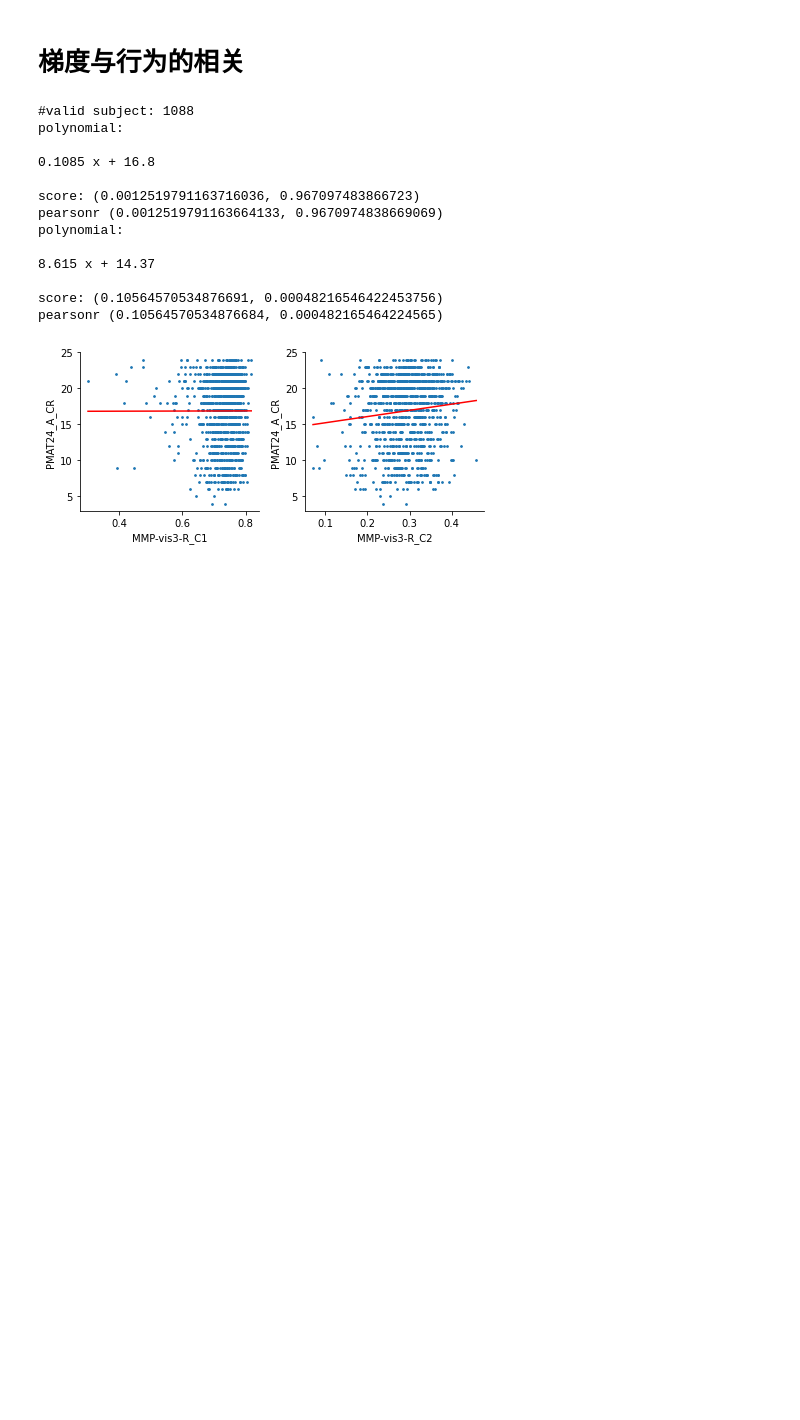
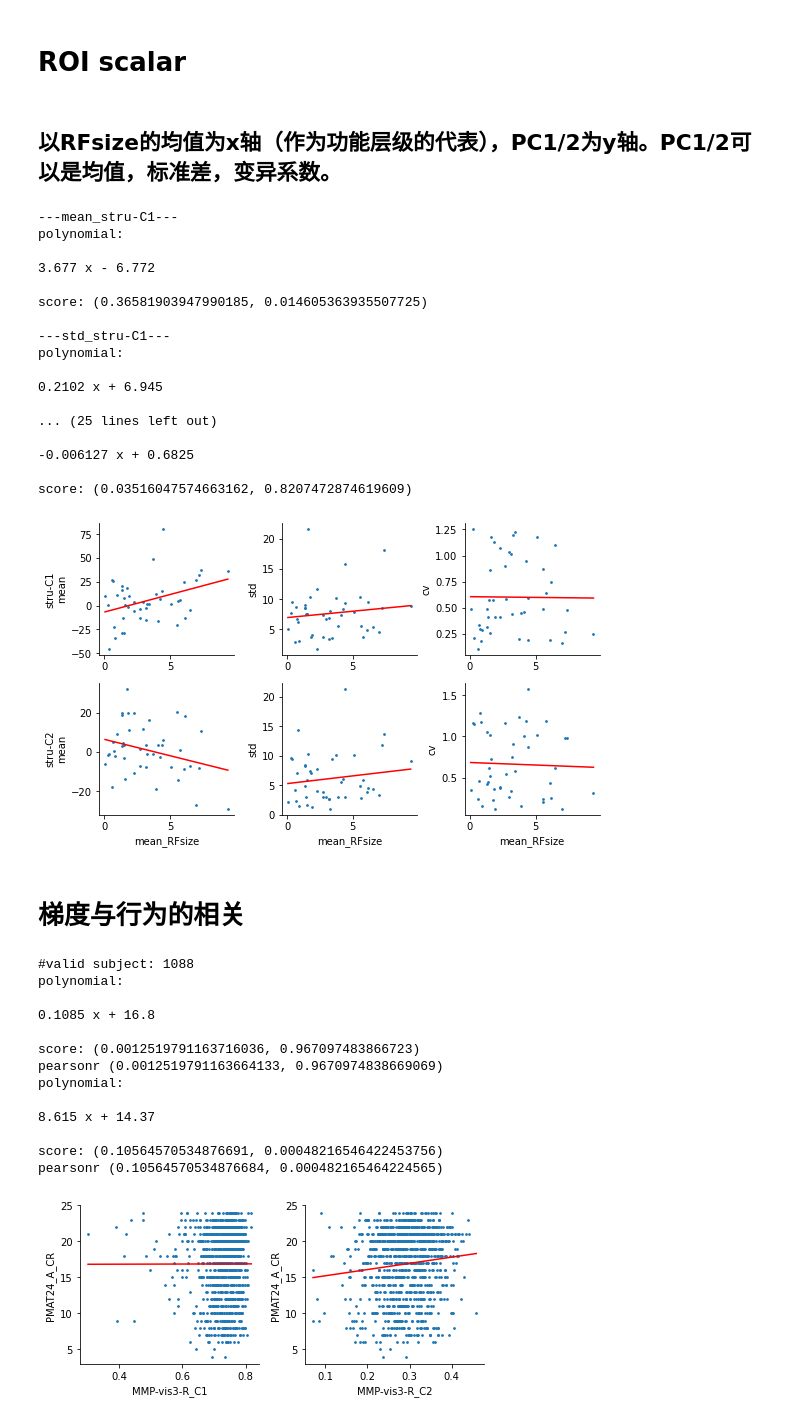
Before and after one commit to BNUCNL/nibrain, a Jupyter notebook: cxy_visual_dev/scripts/plot_scatter.ipynb, the cells around one changed output. Saved outputs shown, nothing was run; the diff lists cells and outputs as text; code cells hidden in the pictures; blank space fills up the shorter version.

Commit message:
cxy_visual_dev: ROI scalar1

```diff
--- a/cxy_visual_dev/scripts/plot_scatter.ipynb
+++ b/cxy_visual_dev/scripts/plot_scatter.ipynb
@@ -18,6 +19,68 @@ anal_dir = pjoin(proj_dir, 'analysis')
 work_dir = pjoin(anal_dir, 'plot/scatter')
 if not os.path.isdir(work_dir):
     os.makedirs(work_dir)
+# %% [markdown]
+# ROI scalar
+# %% [markdown]
+## 以RFsize的均值为x轴（作为功能层级的代表），PC1/2为y轴。PC1/2可以是均值，标准差，变异系数。
+# %%
+figsize = (8, 4.8)
+rois = 'all'
+xlabel = 'mean_RFsize'
+pc_names = ['stru-C1', 'stru-C2']
+metrics = ['mean', 'std', 'cv']
+fpath = pjoin(anal_dir, 'ROI_scalar/ROI_scalar1.csv')
+out_file = pjoin(work_dir, 'ROI_scalar1.jpg')
+# out_file = 'show'
+
+n_pc = len(pc_names)
+n_metric = len(metrics)
+df = pd.read_csv(fpath, index_col=0)
+if rois == 'all':
+    rois = df.columns
+
+fig, axes = plt.subplots(n_pc, n_metric, figsize=figsize)
+x = df.loc[xlabel, rois].values
+for pc_idx, pc_name in enumerate(pc_names):
+    for metric_idx, metric in enumerate(metrics):
+        ax = axes[pc_idx, metric_idx]
+        idx = f'{metric}_{pc_name}'
+        y = df.loc[idx, rois].values
+        print(f'\n---{idx}---')
+        plot_polyfit(x, y, 1, color='r', s=3, ax=ax)
+        if pc_idx == (n_pc - 1):
+            ax.set_xlabel(xlabel)
+        if metric_idx == 0:
+            ax.set_ylabel(f'{pc_name}\n{metric}')
+        else:
+            ax.set_ylabel(metric)
+        ax.spines['top'].set_visible(False)
+        ax.spines['right'].set_visible(False)
+
+fig.tight_layout()
+if out_file == 'show':
+    fig.show()
+else:
+    fig.savefig(out_file)
+# %% [output]
+---mean_stru-C1---
+polynomial:
+
+3.677 x - 6.772
+
+score: (0.36581903947990185, 0.014605363935507725)
+
+---std_stru-C1---
+polynomial:
+
+0.2102 x + 6.945
+
+... (25 lines left out)
+
+-0.006127 x + 0.6825
+
+score: (0.03516047574663162, 0.8207472874619609)
+[figure, added]
 # %% [markdown]
 # 梯度与行为的相关
 # %%
```
Also changed, not shown: parts of 5 cells of this notebook, 1 other file.
